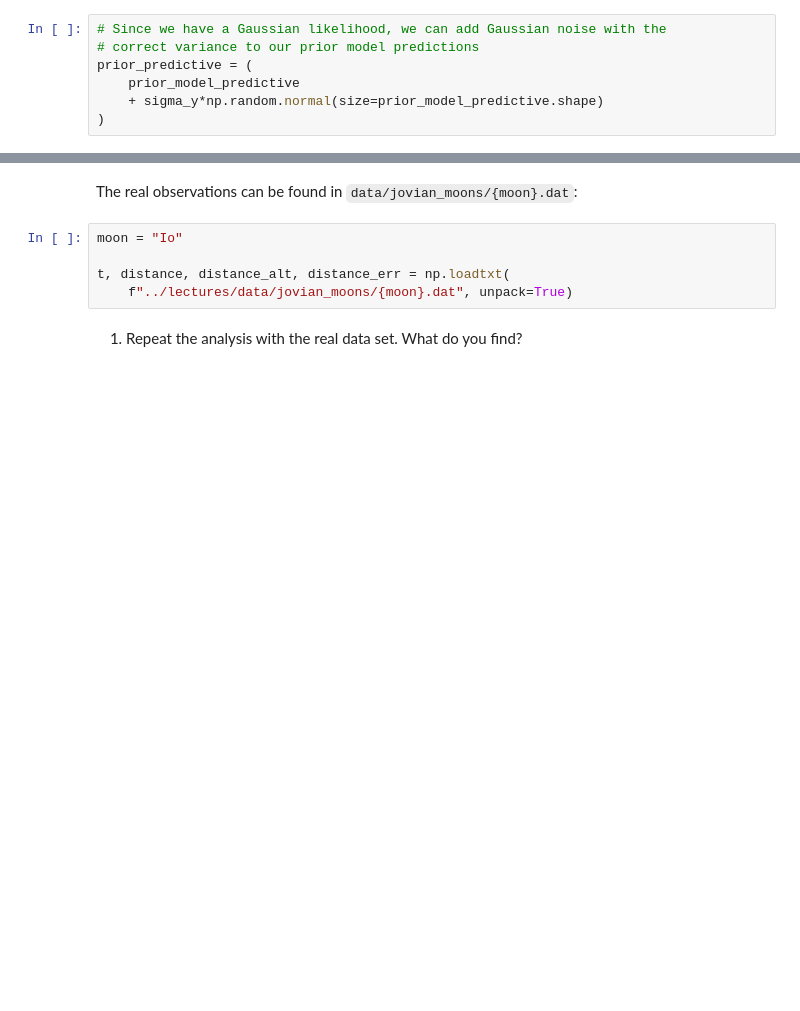
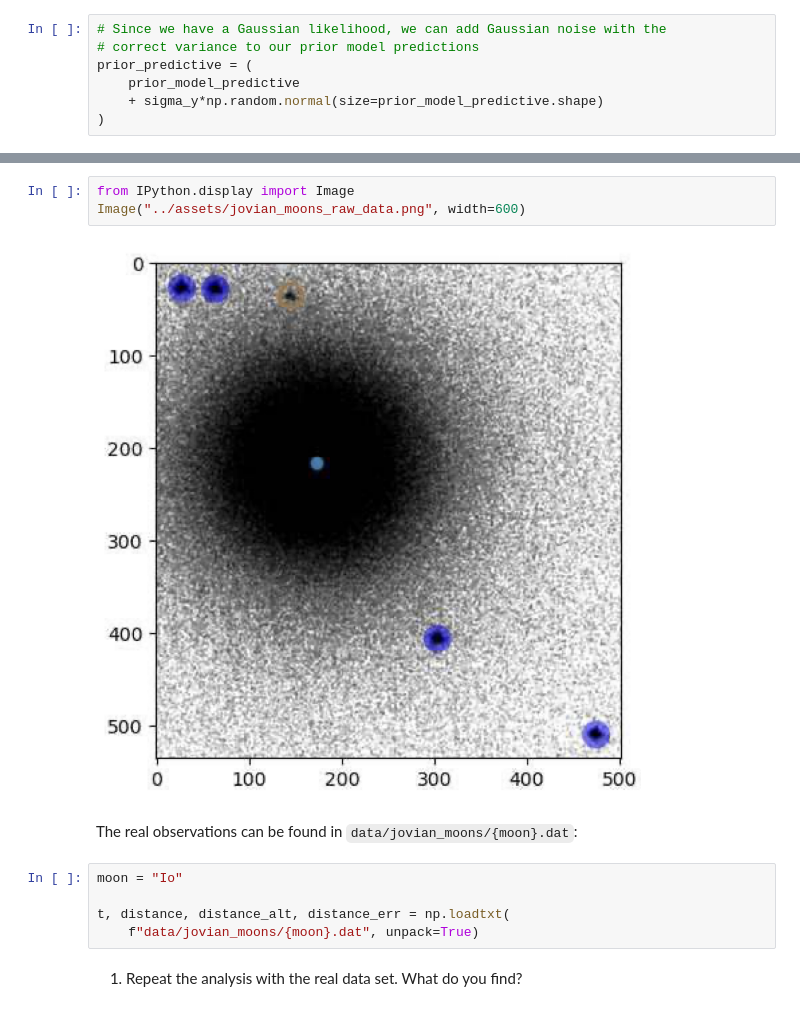
Before and after one commit to MFB-lab/Bayesian-Stats-HS2026, a Jupyter notebook: exercises/week4_intro_to_bayes_exercises-mycopy.ipynb, the cells around one changed output, grey strips where cells are left out. Saved outputs shown, nothing was run; the diff lists cells and outputs as text; blank space fills up the shorter version.

```diff
--- a/exercises/week4_intro_to_bayes_exercises-mycopy.ipynb
+++ b/exercises/week4_intro_to_bayes_exercises-mycopy.ipynb
@@ -124,10 +147,15 @@ The data in the previous example were a synthetic version of real observations t
+# %%
+from IPython.display import Image
+Image("../assets/jovian_moons_raw_data.png", width=600)
+# %% [output]
+[figure, added]
 # %% [markdown]
 The real observations can be found in `data/jovian_moons/{moon}.dat`:
 # %%
 moon = "Io"
 
 t, distance, distance_alt, distance_err = np.loadtxt(
-    f"../lectures/data/jovian_moons/{moon}.dat", unpack=True)
+    f"data/jovian_moons/{moon}.dat", unpack=True)
 # %% [markdown]
 1. Repeat the analysis with the real data set. What do you find?
 # %% [markdown]
```
Also changed, not shown: parts of 5 cells of this notebook, 12 other files.
